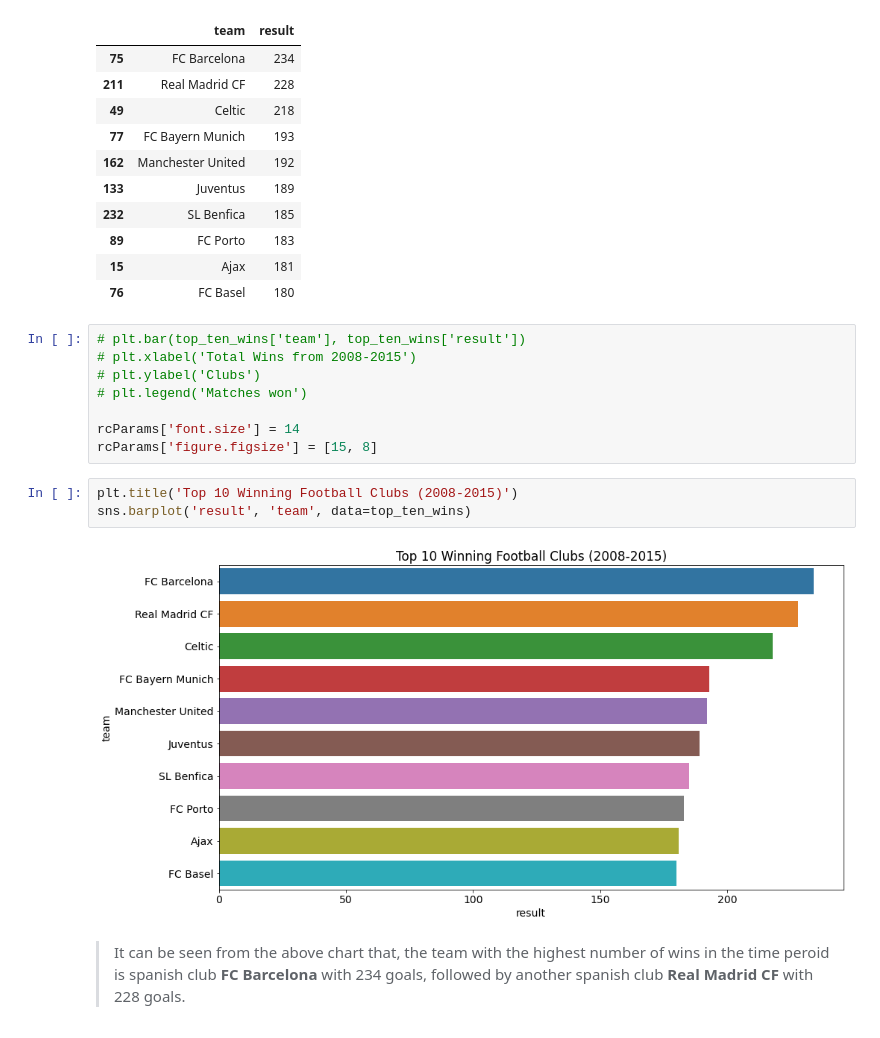
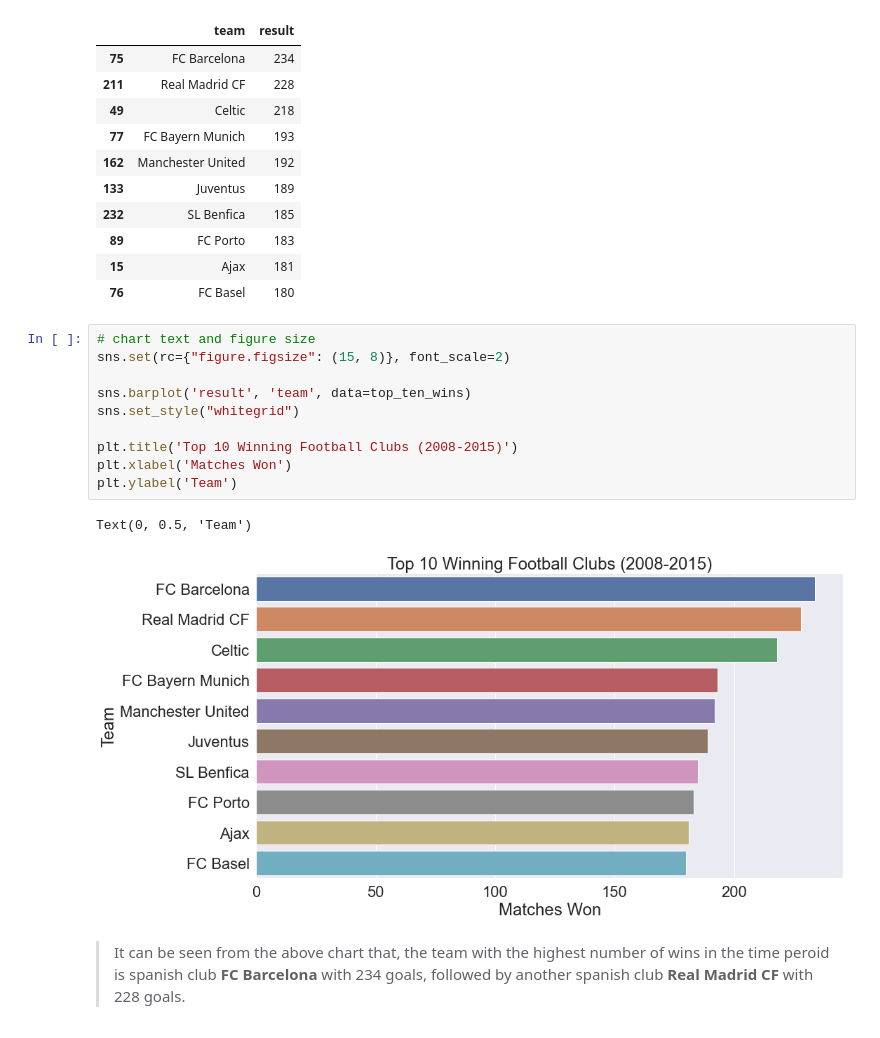
Before and after one commit to Cofucan/football_data_analysis, a Jupyter notebook: football_analysis.ipynb, the cells around one changed output. Drawn from its saved outputs; the diff is of its cells as text.

```diff
--- a/football_analysis.ipynb
+++ b/football_analysis.ipynb
@@ -773,19 +775,19 @@ top_ten_wins
 | 89 | FC Porto | 183 |
 | 15 | Ajax | 181 |
 | 76 | FC Basel | 180 |
-# %%
-# plt.bar(top_ten_wins['team'], top_ten_wins['result'])
-# plt.xlabel('Total Wins from 2008-2015')
-# plt.ylabel('Clubs')
-# plt.legend('Matches won')
-
-rcParams['font.size'] = 14
-rcParams['figure.figsize'] = [15, 8]
-# %%
-plt.title('Top 10 Winning Football Clubs (2008-2015)')
-sns.barplot('result', 'team', data=top_ten_wins)
-# %% [output]
-[figure, removed]
+# %%
+# chart text and figure size
+sns.set(rc={"figure.figsize": (15, 8)}, font_scale=2)
+
+sns.barplot('result', 'team', data=top_ten_wins)
+sns.set_style("whitegrid")
+
+plt.title('Top 10 Winning Football Clubs (2008-2015)')
+plt.xlabel('Matches Won')
+plt.ylabel('Team')
+# %% [output]
+Text(0, 0.5, 'Team')
+[figure, added]
 # %% [markdown]
 > It can be seen from the above chart that, the team with the highest number of wins in the time peroid is spanish club **FC Barcelona** with 234 goals, followed by another spanish club **Real Madrid CF** with 228 goals.
 # %% [markdown]
```
Also changed, not shown: parts of 25 cells of this notebook, 1 other file.
